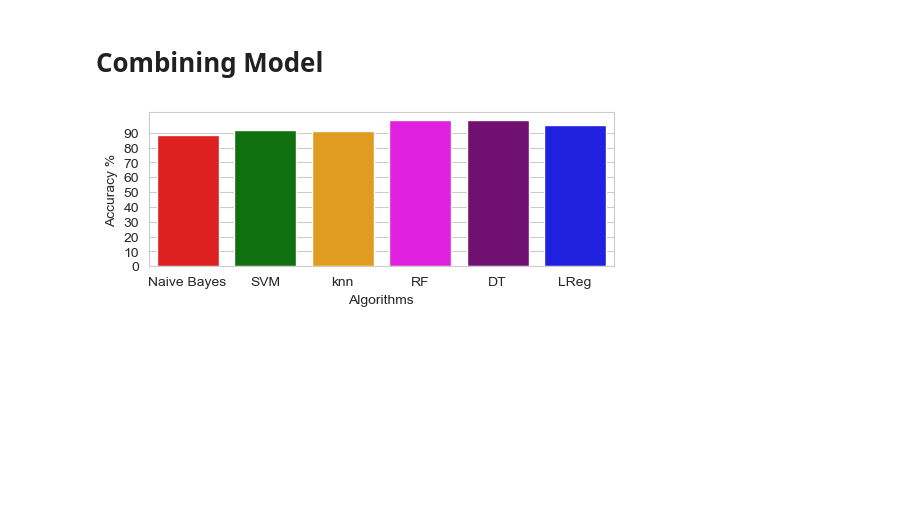
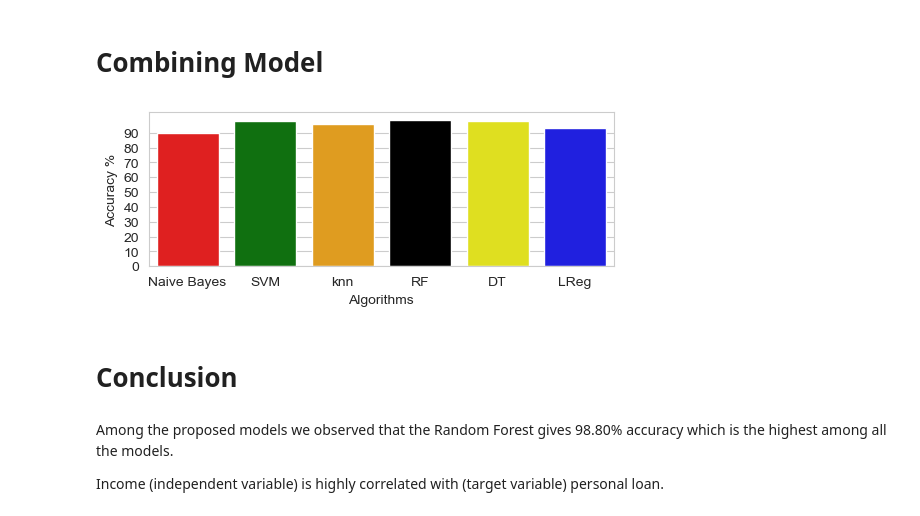
Before and after one commit to patilshreya01/project, a Jupyter notebook: universalbannk (1).ipynb, the cells around one changed output. Drawn from its saved outputs; the diff is of its cells as text; code cells hidden in the pictures; blank space fills up the shorter version.

```diff
--- a/universalbannk (1).ipynb
+++ b/universalbannk (1).ipynb
@@ -548,17 +556,23 @@ We prefer to use the RandomForestClassifier model in this project. Because it wo
 # %% [markdown]
   # Combining Model
 # %%
-accuracies={ 'Naive Bayes': 88.5,'SVM': 92.1,'knn':90.9, 'RF': 98.8, 'DT': 98.6,"LReg":95.4}
+accuracies={ 'Naive Bayes': 89.6,'SVM': 97.7,'knn':95.7, 'RF': 98.8, 'DT': 97.6,"LReg":93.3}
 # %%
 
-colors = ["Red", "green", "orange", "magenta","purple", "blue"]
+colors = ["Red", "green", "orange", "black", "yellow","blue"]
 
 sns.set_style("whitegrid")
 plt.figure(figsize=(6,2))
 plt.yticks(np.arange(0,100,10))
 plt.ylabel("Accuracy %")
 plt.xlabel("Algorithms")
 sns.barplot(x=list(accuracies.keys()), y=list(accuracies.values()), palette=colors)
 plt.show()
 # %% [output]
-[figure, old version]
+[figure, new version]
+# %% [markdown]
+# Conclusion
+# %% [markdown]
+Among the proposed models we observed that the Random Forest gives 98.80% accuracy which is the highest among all the models.
+
+Income (independent variable) is highly correlated with (target variable) personal loan.
```
Also changed, not shown: parts of 44 cells of this notebook.
